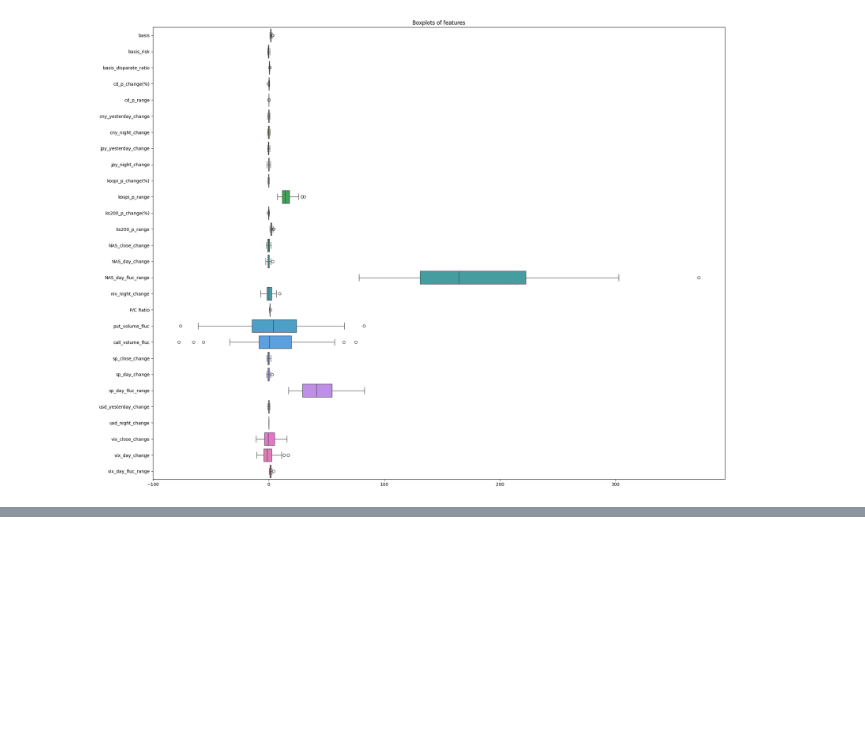
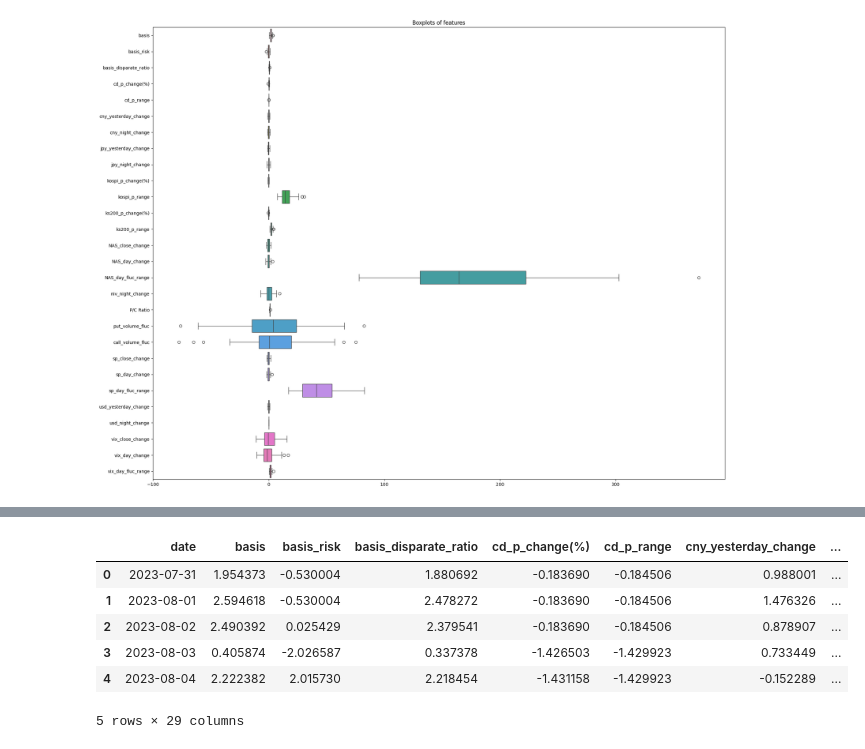
Before and after one commit to jyoooonh/Project1_sample, a Jupyter notebook: Project1_EDA.ipynb, the cells around one changed output, grey strips where cells are left out. Cells and saved outputs as stored; diff of their text form; code cells hidden in the pictures; blank space fills up the shorter version.

```diff
--- a/Project1_EDA.ipynb
+++ b/Project1_EDA.ipynb
@@ -178,2 +181,25 @@ data_scaled_overview
+# %%
+from sklearn.preprocessing import MinMaxScaler, StandardScaler
+
+# 'date' 컬럼을 제외한 나머지 컬럼을 스케일링
+scaler = StandardScaler()
+scaled_values = scaler.fit_transform(data.drop(columns='date'))
+
+# 스케일링된 값을 원래 DataFrame에 적용
+data_standard_scaled = data.copy()
+data_standard_scaled.iloc[:, 1:] = scaled_values
+
+# 스케일링 후의 데이터를 확인
+standard_sclaed = data_standard_scaled.head()
+
+standard_sclaed
+# %% [output]
+|  | date | basis | basis_risk | basis_disparate_ratio | cd_p_change(%) | cd_p_range | cny_yesterday_change | ... |
+| 0 | 2023-07-31 | 1.954373 | -0.530004 | 1.880692 | -0.183690 | -0.184506 | 0.988001 | ... |
+| 1 | 2023-08-01 | 2.594618 | -0.530004 | 2.478272 | -0.183690 | -0.184506 | 1.476326 | ... |
+| 2 | 2023-08-02 | 2.490392 | 0.025429 | 2.379541 | -0.183690 | -0.184506 | 0.878907 | ... |
+| 3 | 2023-08-03 | 0.405874 | -2.026587 | 0.337378 | -1.426503 | -1.429923 | 0.733449 | ... |
+| 4 | 2023-08-04 | 2.222382 | 2.015730 | 2.218454 | -1.431158 | -1.429923 | -0.152289 | ... |
+5 rows × 29 columns
 # %%
 plt.figure(figsize=(20, 15)) # 사이즈 조절
```
Also changed, not shown: parts of 7 cells of this notebook.
